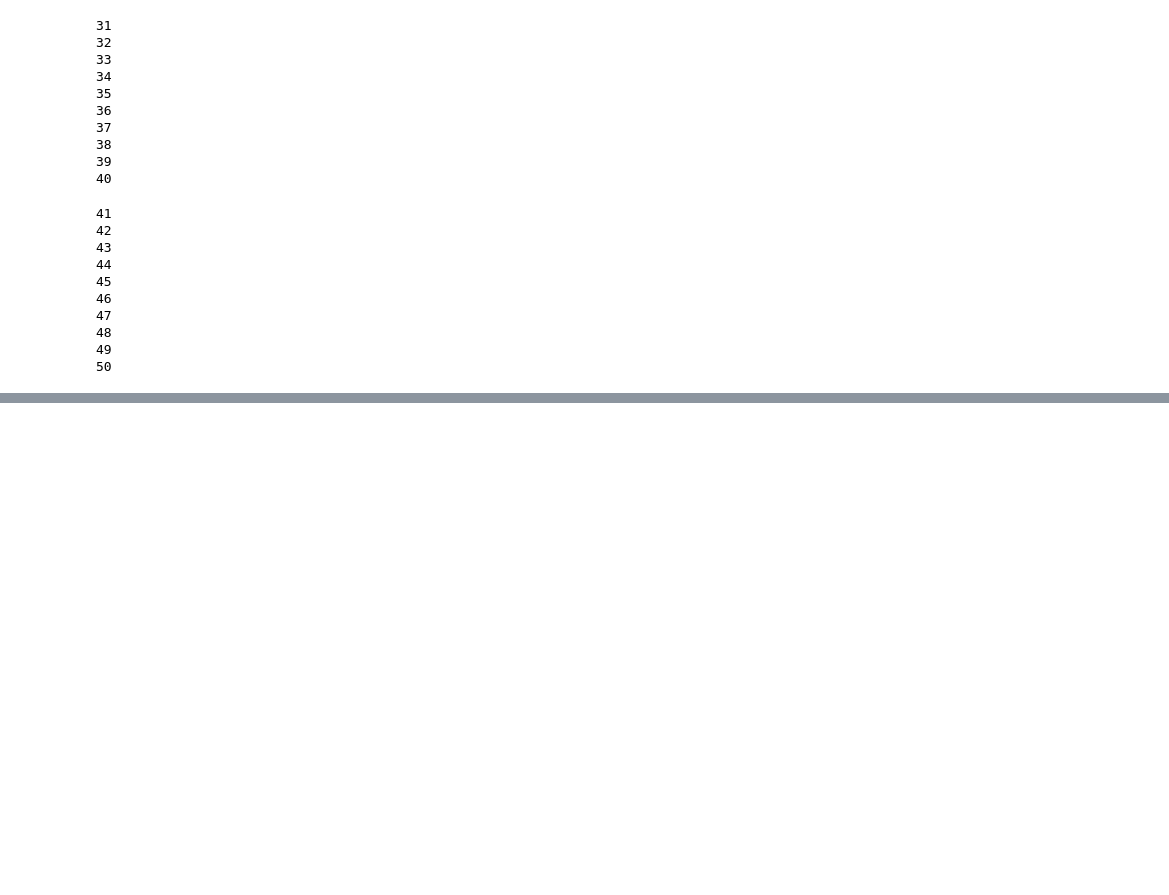
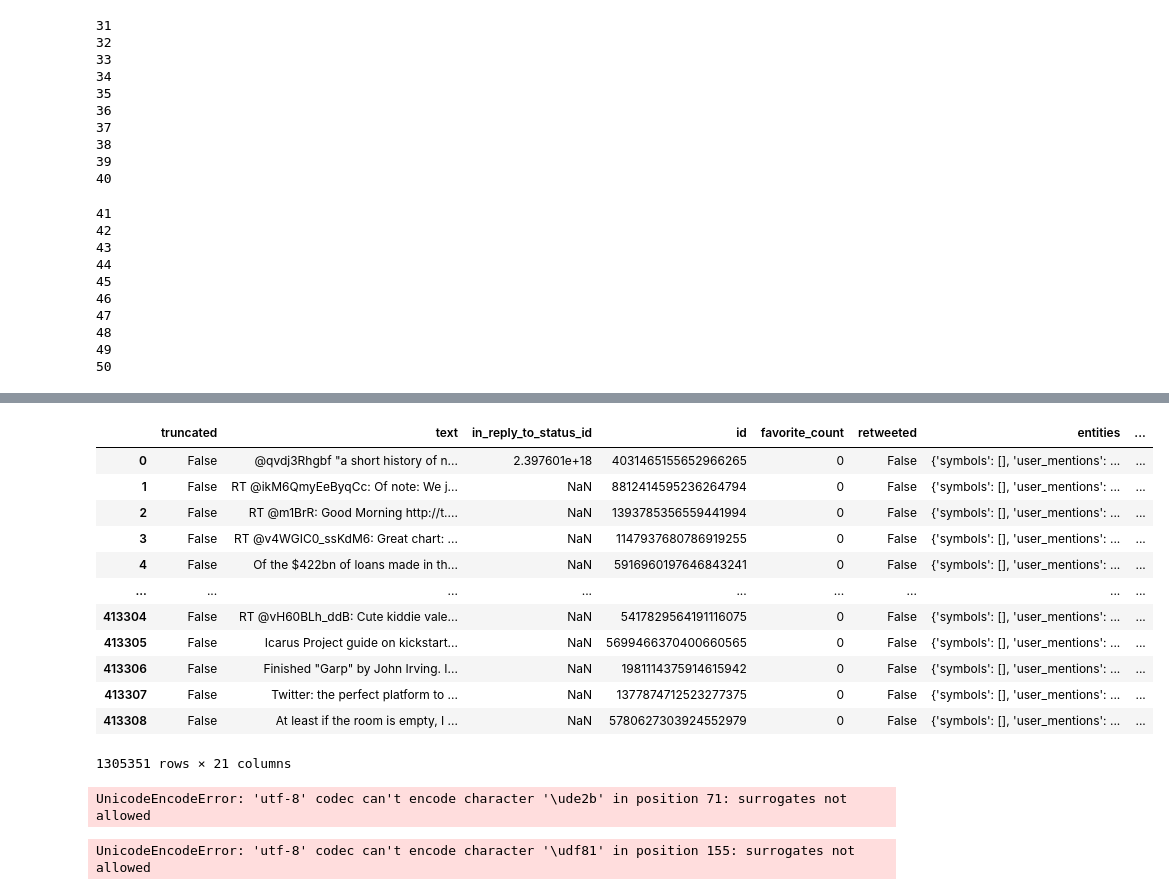
Before and after one commit to brookegrantham/depression-twitter-thesis, a Jupyter notebook: 22.ipynb, the cells around one changed output, grey strips where cells are left out. Drawn from its saved outputs; the diff is of its cells as text; code cells hidden in the pictures; blank space fills up the shorter version.

```diff
--- a/22.ipynb
+++ b/22.ipynb
@@ -175,0 +216,19 @@ for i in range(81,90):
+# %%
+frames2 = [train1, train2,train3]
+test_set = pd.concat(frames2)
+# %%
+test_set
+# %% [output]
+|  | truncated | text | in_reply_to_status_id | id | favorite_count | retweeted | entities | ... |
+| 0 | False | @qvdj3Rhgbf "a short history of n... | 2.397601e+18 | 4031465155652966265 | 0 | False | {'symbols': [], 'user_mentions': ... | ... |
+| 1 | False | RT @ikM6QmyEeByqCc: Of note: We j... | NaN | 8812414595236264794 | 0 | False | {'symbols': [], 'user_mentions': ... | ... |
+| 2 | False | RT @m1BrR: Good Morning http://t.... | NaN | 1393785356559441994 | 0 | False | {'symbols': [], 'user_mentions': ... | ... |
+| 3 | False | RT @v4WGIC0_ssKdM6: Great chart: ... | NaN | 1147937680786919255 | 0 | False | {'symbols': [], 'user_mentions': ... | ... |
+| 4 | False | Of the $422bn of loans made in th... | NaN | 5916960197646843241 | 0 | False | {'symbols': [], 'user_mentions': ... | ... |
+| ... | ... | ... | ... | ... | ... | ... | ... | ... |
+| 413304 | False | RT @vH60BLh_ddB: Cute kiddie vale... | NaN | 5417829564191116075 | 0 | False | {'symbols': [], 'user_mentions': ... | ... |
+| 413305 | False | Icarus Project guide on kickstart... | NaN | 5699466370400660565 | 0 | False | {'symbols': [], 'user_mentions': ... | ... |
+| 413306 | False | Finished "Garp" by John Irving. I... | NaN | 1981114375914615942 | 0 | False | {'symbols': [], 'user_mentions': ... | ... |
+| 413307 | False | Twitter: the perfect platform to ... | NaN | 1377874712523277375 | 0 | False | {'symbols': [], 'user_mentions': ... | ... |
+| 413308 | False | At least if the room is empty, I ... | NaN | 5780627303924552979 | 0 | False | {'symbols': [], 'user_mentions': ... | ... |
+1305351 rows × 21 columns
@@ -175,0 +237,4 @@ for i in range(81,90):
+# %%
+training_set.to_json('/Users/brookegrantham/Documents/DSP/twitter_training_set')
+# %% [output]
+UnicodeEncodeError: 'utf-8' codec can't encode character '\ude2b' in position 71: surrogates not allowed
@@ -175,0 +245,4 @@ for i in range(81,90):
+# %%
+test_set.to_csv('/Users/brookegrantham/Documents/DSP/twitter_test_set')
+# %% [output]
+UnicodeEncodeError: 'utf-8' codec can't encode character '\udf81' in position 155: surrogates not allowed
```
Also changed, not shown: parts of 10 cells of this notebook.
